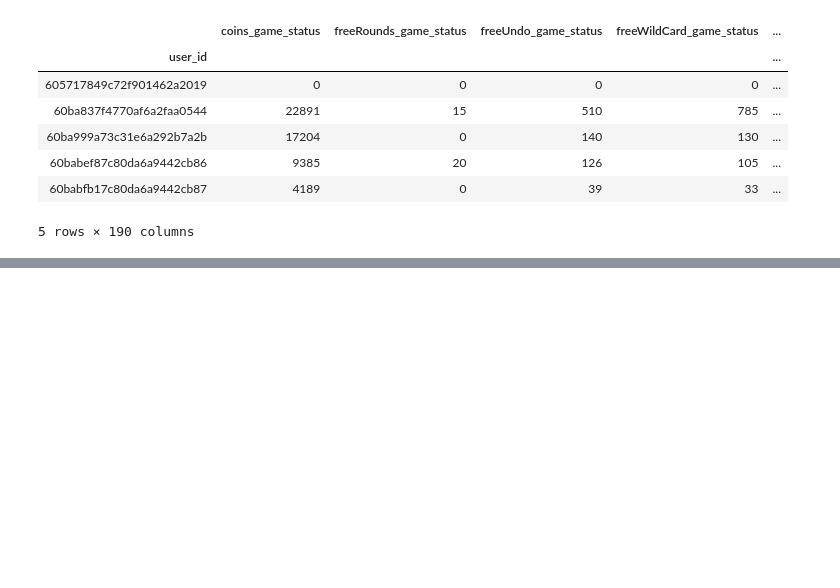
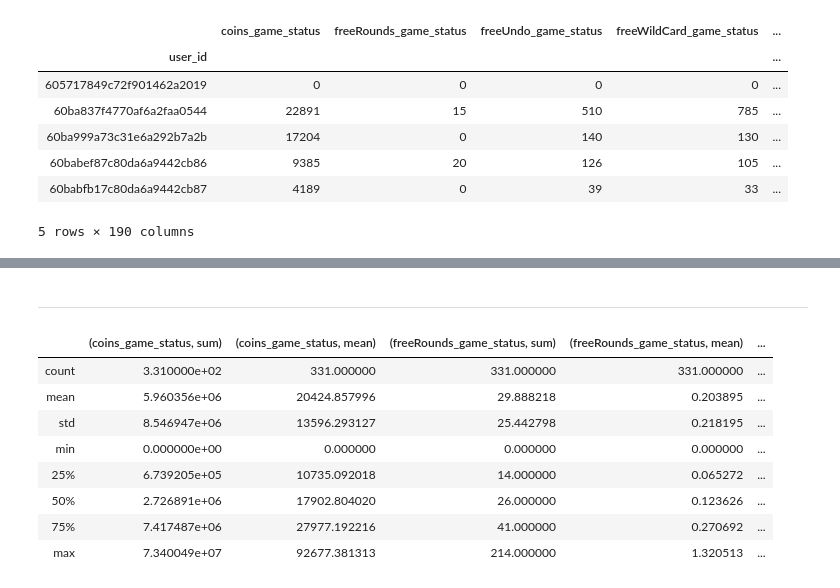
Before and after one commit to smeyanof/game_analysis, a Jupyter notebook: game_analysis.ipynb, the cells around one changed output, grey strips where cells are left out. Drawn from its saved outputs; the diff is of its cells as text; code cells hidden in the pictures; blank space fills up the shorter version.

```diff
--- a/game_analysis.ipynb
+++ b/game_analysis.ipynb
@@ -456,0 +628,2 @@ data_full_count_1.head()
+# %%
+model.fit(data_full_count_3, goal_3_4)
@@ -456,0 +632,9 @@ data_full_count_1.head()
+# %%
+# Extract the feature importances into a dataframe
+feature_results = pd.DataFrame({'feature': list(data_full_count_2.columns),
+                                'importance': model.feature_importances_})
+
+# Show the top 10 most important
+feature_results = feature_results.sort_values('importance', ascending = False).reset_index(drop=True)
+
+feature_results.head(20)
@@ -456,0 +659,2 @@ data_full_count_1.head()
+# %%
+important_features = feature_results.feature[:6].values
@@ -456,0 +682,16 @@ data_full_count_1.head()
+# %% [markdown]
+---
+# %%
+data_full__1_important = data_full_1.groupby(['user_id']).agg(['sum', 'mean'])[important_features]
+# %%
+data_full__1_important.loc[data_full__1_important['target']==1].describe()
+# %% [output]
+|  | (coins_game_status, sum) | (coins_game_status, mean) | (freeRounds_game_status, sum) | (freeRounds_game_status, mean) | ... |
+| count | 3.310000e+02 | 331.000000 | 331.000000 | 331.000000 | ... |
+| mean | 5.960356e+06 | 20424.857996 | 29.888218 | 0.203895 | ... |
+| std | 8.546947e+06 | 13596.293127 | 25.442798 | 0.218195 | ... |
+| min | 0.000000e+00 | 0.000000 | 0.000000 | 0.000000 | ... |
+| 25% | 6.739205e+05 | 10735.092018 | 14.000000 | 0.065272 | ... |
+| 50% | 2.726891e+06 | 17902.804020 | 26.000000 | 0.123626 | ... |
+| 75% | 7.417487e+06 | 27977.192216 | 41.000000 | 0.270692 | ... |
+| max | 7.340049e+07 | 92677.381313 | 214.000000 | 1.320513 | ... |
```
Also changed, not shown: parts of 27 cells of this notebook.
